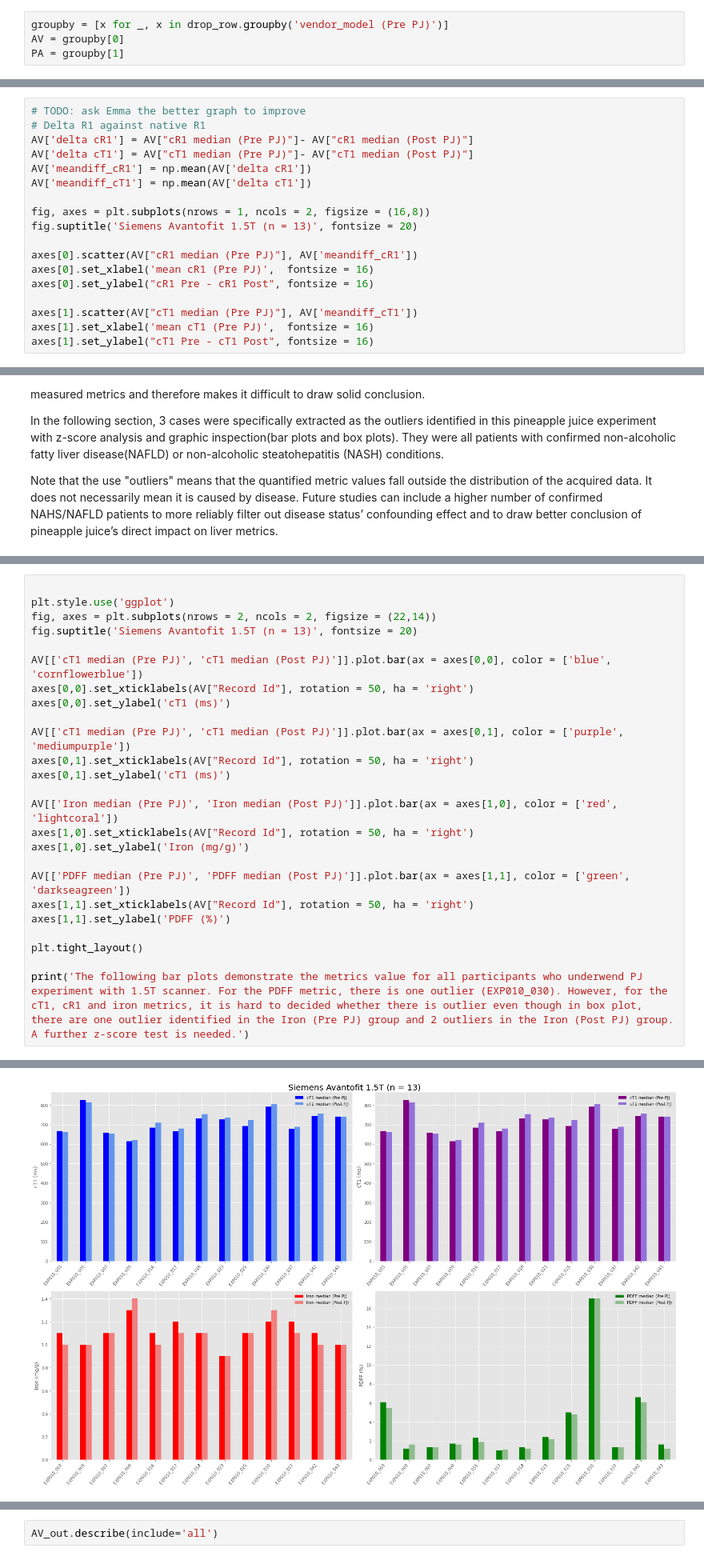
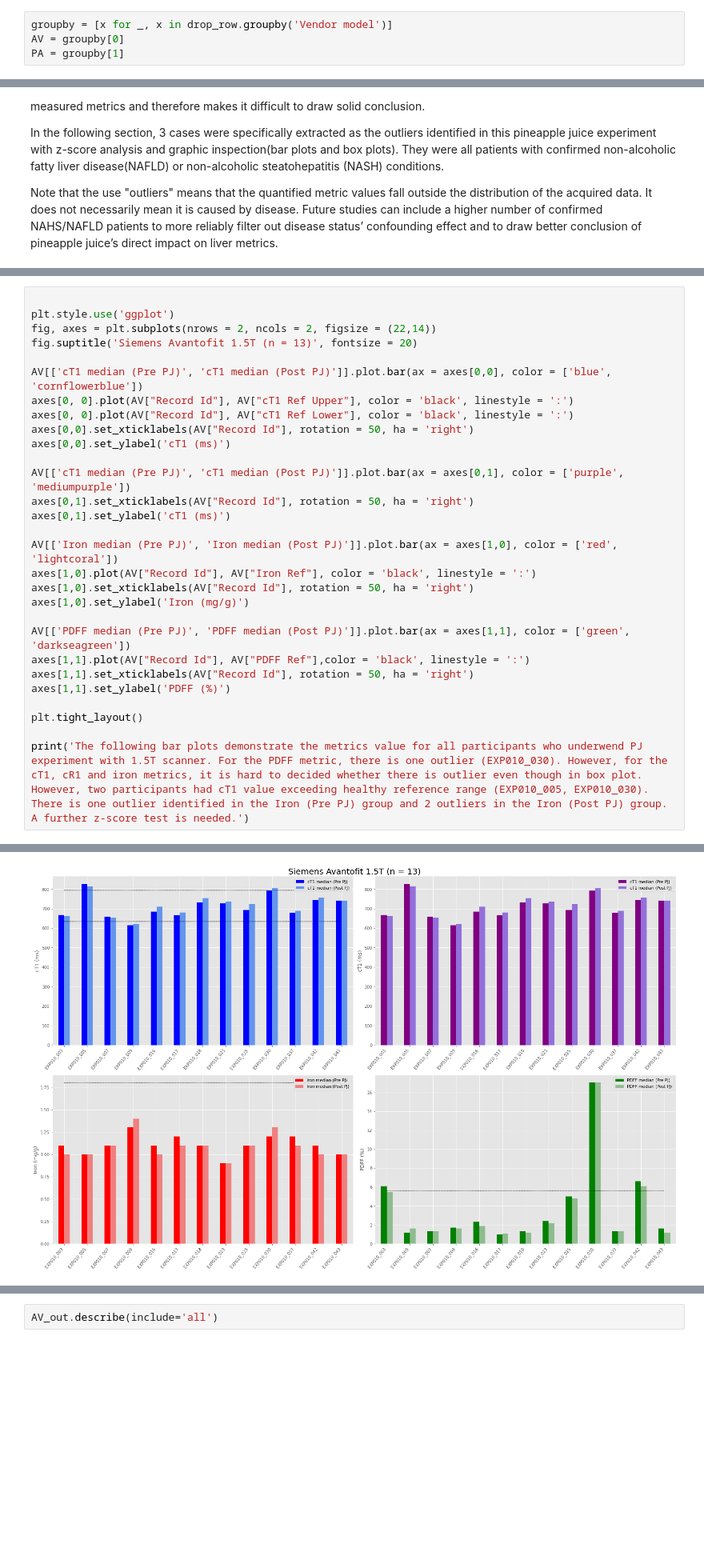
Before and after one commit to WhySeeYC/reference_app, a Jupyter notebook: PineappleJuice/VendorSpecificPlots.ipynb, the cells around one changed output, grey strips where cells are left out. Shown at 80% size. Drawn from its saved outputs; the diff is of its cells as text; blank space fills up the shorter version.

Commit message:
Update on plotting

```diff
--- a/PineappleJuice/VendorSpecificPlots.ipynb
+++ b/PineappleJuice/VendorSpecificPlots.ipynb
@@ -150,7 +150,7 @@ There were in total 10 studies excluded in the analysis procedure due to incompl
 # %% [markdown]
 # Groupby Field Strength
 # %%
-groupby = [x for _, x in drop_row.groupby('vendor_model (Pre PJ)')]
+groupby = [x for _, x in drop_row.groupby('Vendor model')]
 AV = groupby[0]
 PA = groupby[1]
 # %% [markdown]
@@ -1372,18 +1268,0 @@ Text(0, 0.5, 'cT1 Pre - cT1 Post')
-# %%
-# TODO: ask Emma the better graph to improve
-# Delta R1 against native R1
-AV['delta cR1'] = AV["cR1 median (Pre PJ)"]- AV["cR1 median (Post PJ)"]
-AV['delta cT1'] = AV["cT1 median (Pre PJ)"]- AV["cT1 median (Post PJ)"]
-AV['meandiff_cR1'] = np.mean(AV['delta cR1'])
-AV['meandiff_cT1'] = np.mean(AV['delta cT1'])
-
-fig, axes = plt.subplots(nrows = 1, ncols = 2, figsize = (16,8))
-fig.suptitle('Siemens Avantofit 1.5T (n = 13)', fontsize = 20)
-
-axes[0].scatter(AV["cR1 median (Pre PJ)"], AV['meandiff_cR1'])
-axes[0].set_xlabel('mean cR1 (Pre PJ)',  fontsize = 16)
-axes[0].set_ylabel("cR1 Pre - cR1 Post", fontsize = 16)
-
-axes[1].scatter(AV["cT1 median (Pre PJ)"], AV['meandiff_cT1'])
-axes[1].set_xlabel('mean cT1 (Pre PJ)',  fontsize = 16)
-axes[1].set_ylabel("cT1 Pre - cT1 Post", fontsize = 16)
@@ -1446,31 +1325,35 @@ The following bar plots demonstrate the metric values for all participants who u
 # %%
 
 plt.style.use('ggplot')
 fig, axes = plt.subplots(nrows = 2, ncols = 2, figsize = (22,14))
 fig.suptitle('Siemens Avantofit 1.5T (n = 13)', fontsize = 20)
 
 AV[['cT1 median (Pre PJ)', 'cT1 median (Post PJ)']].plot.bar(ax = axes[0,0], color = ['blue', 'cornflowerblue'])
+axes[0, 0].plot(AV["Record Id"], AV["cT1 Ref Upper"], color = 'black', linestyle = ':')
+axes[0, 0].plot(AV["Record Id"], AV["cT1 Ref Lower"], color = 'black', linestyle = ':')
 axes[0,0].set_xticklabels(AV["Record Id"], rotation = 50, ha = 'right')
 axes[0,0].set_ylabel('cT1 (ms)')
 
 AV[['cT1 median (Pre PJ)', 'cT1 median (Post PJ)']].plot.bar(ax = axes[0,1], color = ['purple', 'mediumpurple'])
 axes[0,1].set_xticklabels(AV["Record Id"], rotation = 50, ha = 'right')
 axes[0,1].set_ylabel('cT1 (ms)')
 
 AV[['Iron median (Pre PJ)', 'Iron median (Post PJ)']].plot.bar(ax = axes[1,0], color = ['red', 'lightcoral'])
+axes[1,0].plot(AV["Record Id"], AV["Iron Ref"], color = 'black', linestyle = ':')
 axes[1,0].set_xticklabels(AV["Record Id"], rotation = 50, ha = 'right')
 axes[1,0].set_ylabel('Iron (mg/g)')
 
 AV[['PDFF median (Pre PJ)', 'PDFF median (Post PJ)']].plot.bar(ax = axes[1,1], color = ['green', 'darkseagreen'])
+axes[1,1].plot(AV["Record Id"], AV["PDFF Ref"],color = 'black', linestyle = ':')
 axes[1,1].set_xticklabels(AV["Record Id"], rotation = 50, ha = 'right')
 axes[1,1].set_ylabel('PDFF (%)')
 
 plt.tight_layout()
 
-print('The following bar plots demonstrate the metrics value for all participants who underwend PJ experiment with 1.5T scanner. For the PDFF metric, there is one outlier (EXP010_030). However, for the cT1, cR1 and iron metrics, it is hard to decided whether there is outlier even though in box plot, there are one outlier identified in the Iron (Pre PJ) group and 2 outliers in the Iron (Post PJ) group. A further z-score test is needed.')
+print('The following bar plots demonstrate the metrics value for all participants who underwend PJ experiment with 1.5T scanner. For the PDFF metric, there is one outlier (EXP010_030). However, for the cT1, cR1 and iron metrics, it is hard to decided whether there is outlier even though in box plot. However, two participants had cT1 value exceeding healthy reference range (EXP010_005, EXP010_030). There is one outlier identified in the Iron (Pre PJ) group and 2 outliers in the Iron (Post PJ) group. A further z-score test is needed.')
 # %% [output]
 The following bar plots demonstrate the metrics value for all participants who underwend PJ experiment with 1.5T scanner. For the PDFF metric, there is one outlier (EXP010_030). However, for the cT1,  ...
-[figure, old version]
+[figure, new version]
 # %% [markdown]
 To determin outliers, the zscore of each metric were calculated. Even though only cT1 follow normal distribution, we assume other dataset are also normally distributed and use  z-score to represent the number of standard deviation above and below the mean of the dataset under question. Outliers are defined as z-score greater than 3 or smaller than -3.
 # %%
```
Also changed, not shown: parts of 73 cells of this notebook, 1 other file.
